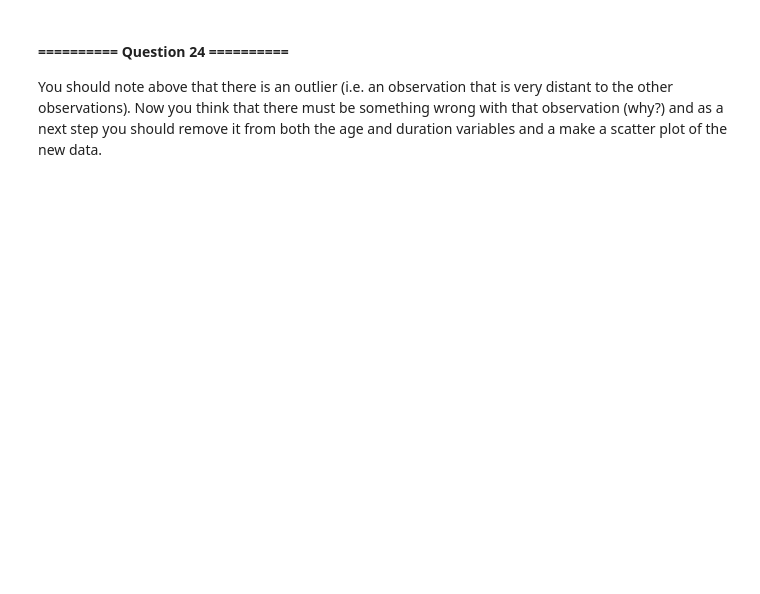
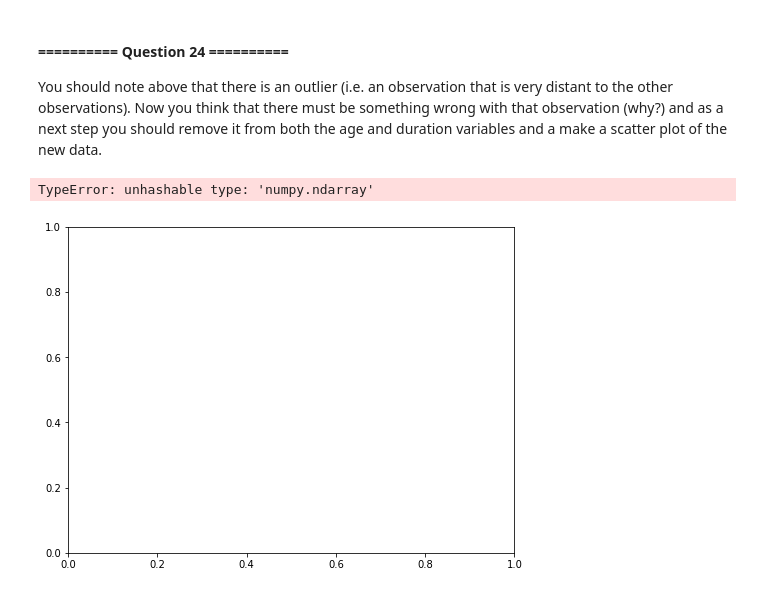
Before and after one commit to NiuJ1ao/IAML_Labs, a Jupyter notebook: iaml-labs-master/Labs/00 - Introduction.ipynb, the cells around one changed output. Cells and saved outputs as stored; diff of their text form; code cells hidden in the pictures; blank space fills up the shorter version.

```diff
--- a/iaml-labs-master/Labs/00 - Introduction.ipynb
+++ b/iaml-labs-master/Labs/00 - Introduction.ipynb
@@ -1628,0 +1659,13 @@ You should note above that there is an outlier (i.e. an observation that is very
+# %%
+# Your Code goes here:
+plt.figure(figsize=(8,6))
+y = credit["Duration"].values
+x = credit[credit["Age"]>0]
+plt.scatter(x,y,color="black")
+plt.title("Q23", fontsize=20)
+plt.xlabel("age", color="red")
+plt.ylabel("duration", color="green")
+plt.show()
+# %% [output]
+TypeError: unhashable type: 'numpy.ndarray'
+[figure, added]
```
Also changed, not shown: parts of 5 cells of this notebook.
